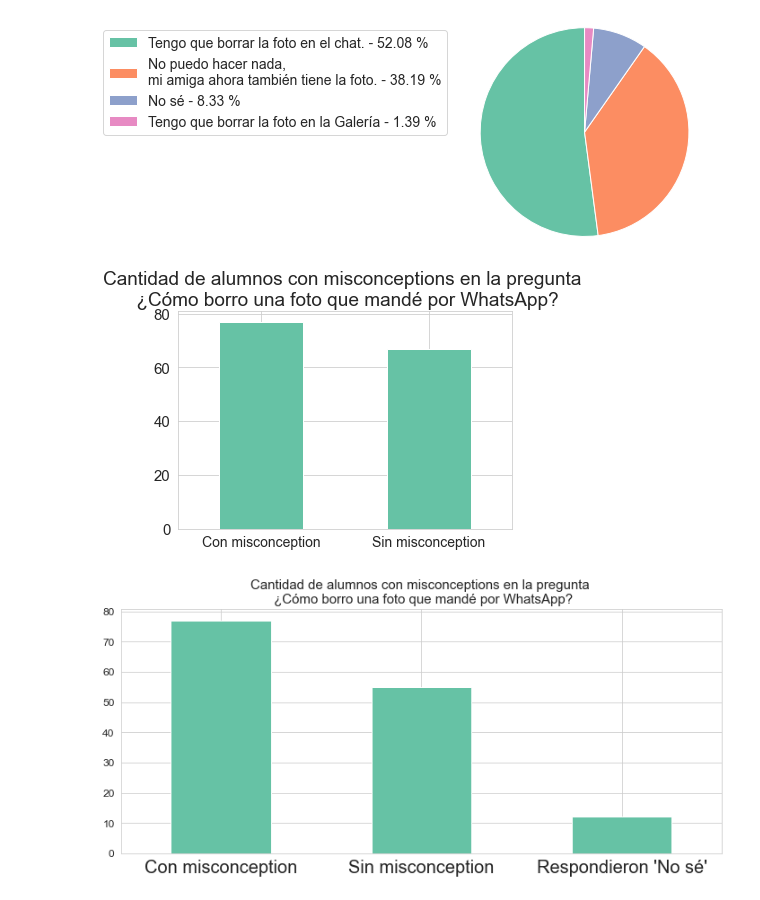
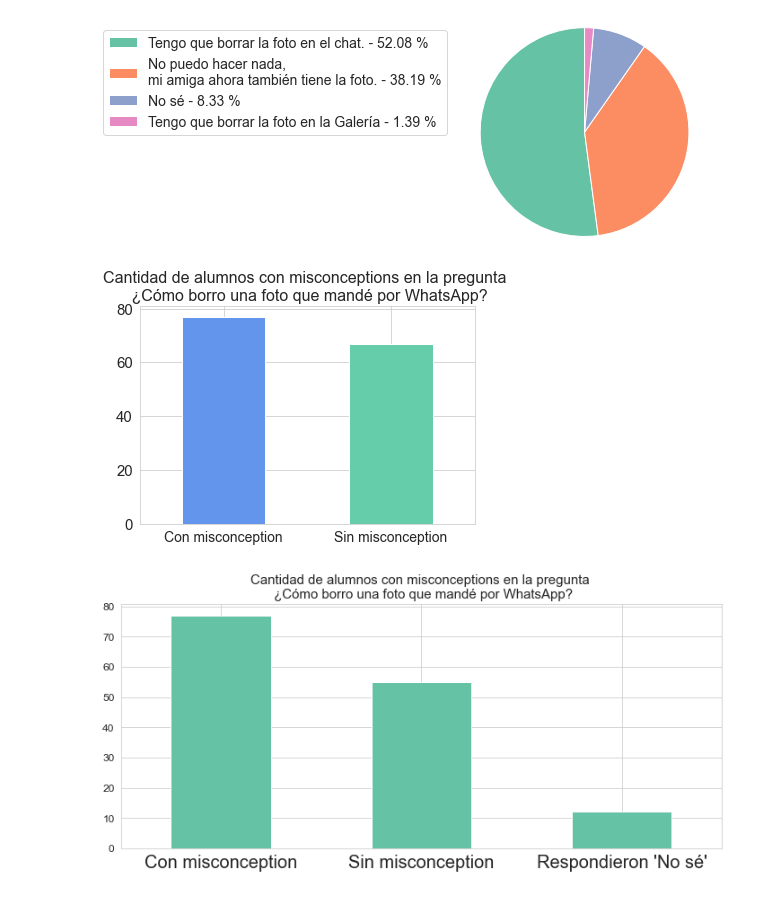
Before and after one commit to luparral/misconceptions, a Jupyter notebook: notebooks/Misconceptions.ipynb, the cells around one changed output. Saved outputs shown, nothing was run; the diff lists cells and outputs as text; code cells hidden in the pictures.

```diff
--- a/notebooks/Misconceptions.ipynb
+++ b/notebooks/Misconceptions.ipynb
@@ -43,3 +45,8 @@ df.shape
+# %%
+MISCONCEPTION_COLOR = "cornflowerblue"
+NO_MISCONCEPTION_COLOR = "mediumaquamarine"
+
+colors = [MISCONCEPTION_COLOR, NO_MISCONCEPTION_COLOR]
 # %% [markdown]
 # Almacenamiento de datos en YouTube
 # %%
@@ -130,3 +139,7 @@ plt.xticks(positions, labels,rotation=0,fontsize=14);
 plt.savefig('11.pdf')
 # %% [output]
 [figure]
+# %%
+
+df['misconception_acceso_fotos'] = np.where((df['q_acceso_fotos']=='a_acceso_fotos_yo') | (df['q_acceso_fotos']=='a_acceso_fotos_nose'), 'no', 'si')
+df["misconception_acceso_fotos"].value_counts()[['si', 'no']]
@@ -174,0 +197,4 @@ plt.savefig('12.pdf')
+# %%
+
+df['misconception_mandar_fotos'] = np.where((df['q_mandar_fotos']=='a_mandar_fotos_copia') | (df['q_mandar_fotos']=='a_mandar_fotos_nose'), 'no', 'si')
+df["misconception_mandar_fotos"].value_counts()[['si', 'no']]
@@ -285,16 +316,16 @@ plt.legend(patches, labels, loc='best', bbox_to_anchor=(-0.1, 1.),
 # %%
 positions = (0, 1)
 labels = ("Con misconception", \
           "Sin misconception")
-
+plt.figure(facecolor='white')
 df['misconception_borrar_fotos'] = np.where((df['q_borrar_fotos']=='a_borrar_fotos_nopuedo') | (df['q_borrar_fotos']=='a_borrar_fotos_nose'), 'no', 'si')
-df["misconception_borrar_fotos"].value_counts().plot.bar(rot=0);
+df["misconception_borrar_fotos"].value_counts().plot.bar(rot=0, color=colors);
 plt.title("Cantidad de alumnos con misconceptions en la pregunta \n ¿Cómo borro una foto que mandé por WhatsApp?", \
-          fontsize=19);
+          fontsize=16);
 plt.xticks(positions, labels,rotation=0,fontsize=14);
 plt.savefig('18.pdf', bbox_inches='tight')
 # %% [output]
-[figure, old version]
+[figure, new version]
 # %%
 positions = (0, 1, 2)
 labels = ("Con misconception", "Sin misconception", "Respondieron 'No sé'")
```
Also changed, not shown: parts of 15 cells of this notebook, 25 other files.
